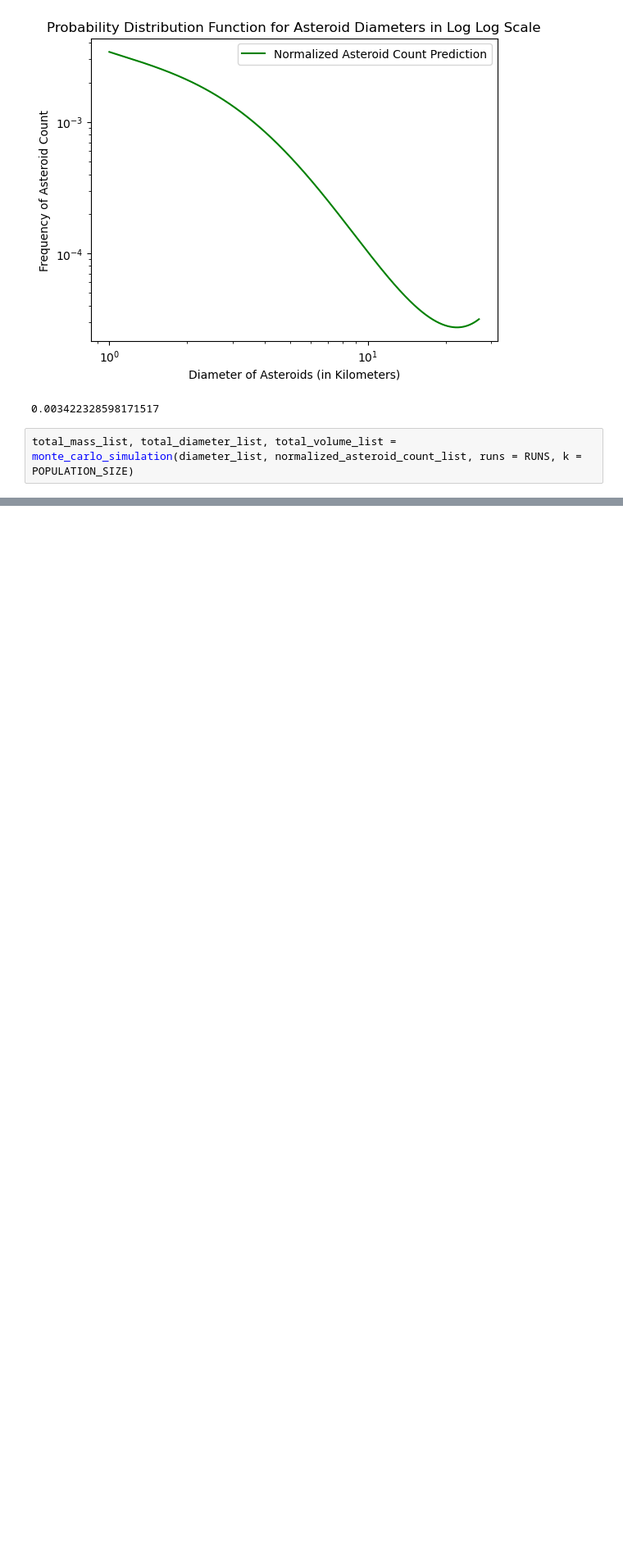
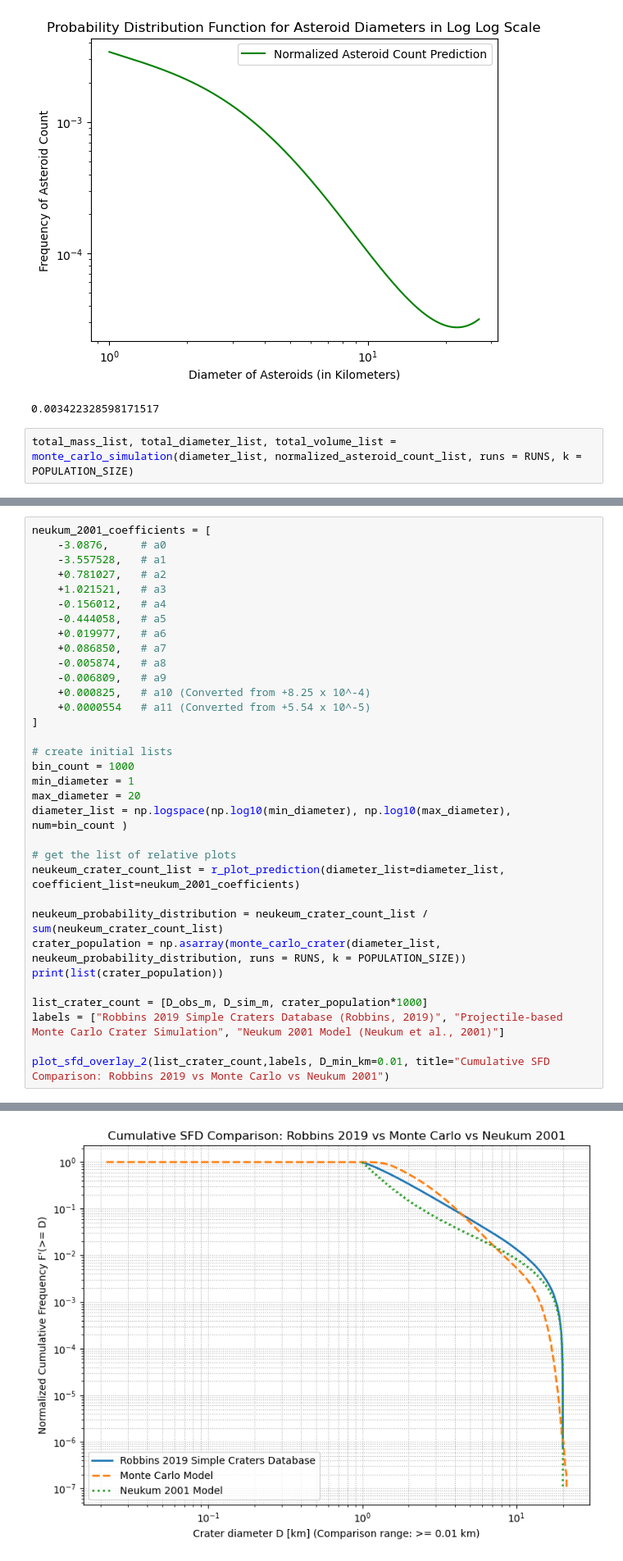
Before and after one commit to CapeGenius/Astrostats-Final, a Jupyter notebook: draft.ipynb, the cells around one changed output, grey strips where cells are left out. Shown at 82% size. Saved outputs shown, nothing was run; the diff lists cells and outputs as text; blank space fills up the shorter version.

Commit message:
created a new figure from simple craters database, Monte Carlo simulation, and neukum lunar production function

```diff
--- a/draft.ipynb
+++ b/draft.ipynb
@@ -384,0 +472,34 @@ len(np.concatenate(total_mass_list, axis=0))
+# %%
+neukum_2001_coefficients = [
+    -3.0876,     # a0
+    -3.557528,   # a1
+    +0.781027,   # a2
+    +1.021521,   # a3
+    -0.156012,   # a4
+    -0.444058,   # a5
+    +0.019977,   # a6
+    +0.086850,   # a7
+    -0.005874,   # a8
+    -0.006809,   # a9
+    +0.000825,   # a10 (Converted from +8.25 x 10^-4)
+    +0.0000554   # a11 (Converted from +5.54 x 10^-5)
+]
+
+# create initial lists
+bin_count = 1000
+min_diameter = 1
+max_diameter = 20
+diameter_list = np.logspace(np.log10(min_diameter), np.log10(max_diameter), num=bin_count )
+
+# get the list of relative plots
+neukeum_crater_count_list = r_plot_prediction(diameter_list=diameter_list, coefficient_list=neukum_2001_coefficients)
+
+neukeum_probability_distribution = neukeum_crater_count_list / sum(neukeum_crater_count_list)
+crater_population = np.asarray(monte_carlo_crater(diameter_list, neukeum_probability_distribution, runs = RUNS, k = POPULATION_SIZE))
+print(list(crater_population))
+
+list_crater_count = [D_obs_m, D_sim_m, crater_population*1000]
+labels = ["Robbins 2019 Simple Craters Database (Robbins, 2019)", "Projectile-based Monte Carlo Crater Simulation", "Neukum 2001 Model (Neukum et al., 2001)"]
+
+plot_sfd_overlay_2(list_crater_count,labels, D_min_km=0.01, title="Cumulative SFD Comparison: Robbins 2019 vs Monte Carlo vs Neukum 2001")
+# %% [output]
@@ -384,0 +523 @@ len(np.concatenate(total_mass_list, axis=0))
+[figure, added]
```
Also changed, not shown: parts of 7 cells of this notebook.
